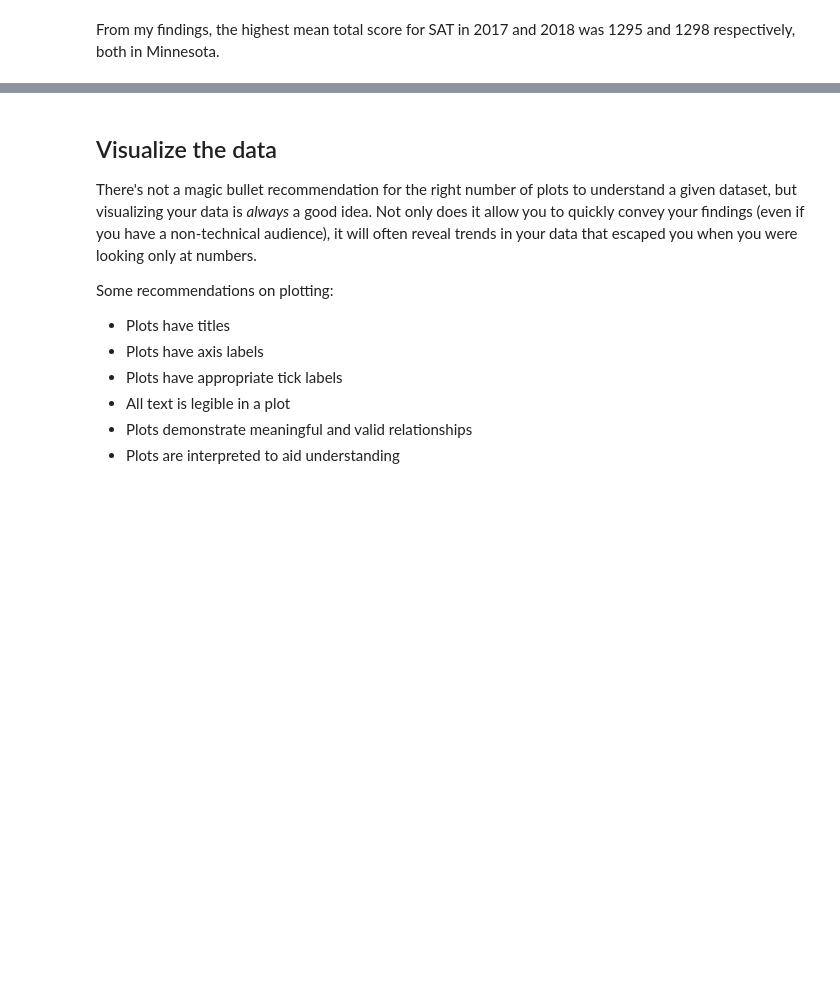
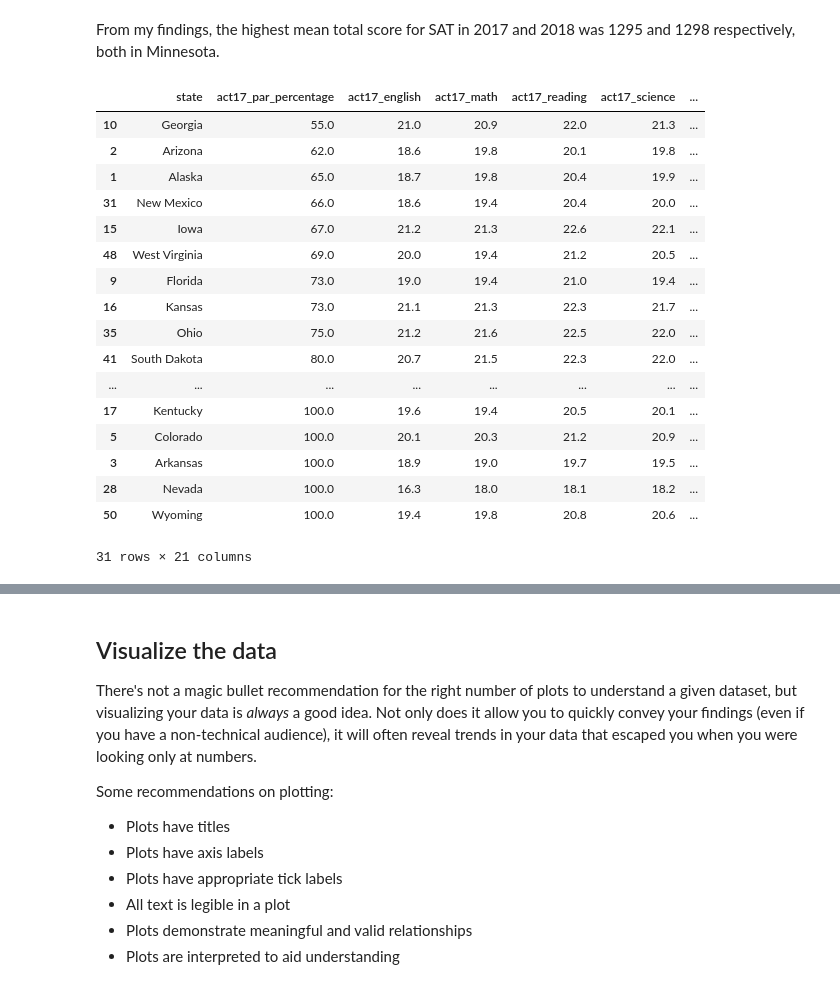
Before and after one commit to Beckiephan/dsiprojects, a Jupyter notebook: project_1/code/starter-code_updated.ipynb, the cells around one changed output, grey strips where cells are left out. Saved outputs shown, nothing was run; the diff lists cells and outputs as text; code cells hidden in the pictures; blank space fills up the shorter version.

```diff
--- a/project_1/code/starter-code_updated.ipynb
+++ b/project_1/code/starter-code_updated.ipynb
@@ -1244,3 +1244,24 @@ combined_all[["state","sat18_total"]].sort_values(by="sat18_total",ascending=Fal
 | 49 | Wisconsin | 1294 |
 # %% [markdown]
 From my findings, the highest mean total score for SAT in 2017 and 2018 was 1295 and 1298 respectively, both in Minnesota.
+# %%
+combined_all.loc[combined_all['act17_par_percentage']> 50].sort_values(by="act17_par_percentage")
+# %% [output]
+|  | state | act17_par_percentage | act17_english | act17_math | act17_reading | act17_science | ... |
+| 10 | Georgia | 55.0 | 21.0 | 20.9 | 22.0 | 21.3 | ... |
+| 2 | Arizona | 62.0 | 18.6 | 19.8 | 20.1 | 19.8 | ... |
+| 1 | Alaska | 65.0 | 18.7 | 19.8 | 20.4 | 19.9 | ... |
+| 31 | New Mexico | 66.0 | 18.6 | 19.4 | 20.4 | 20.0 | ... |
+| 15 | Iowa | 67.0 | 21.2 | 21.3 | 22.6 | 22.1 | ... |
+| 48 | West Virginia | 69.0 | 20.0 | 19.4 | 21.2 | 20.5 | ... |
+| 9 | Florida | 73.0 | 19.0 | 19.4 | 21.0 | 19.4 | ... |
+| 16 | Kansas | 73.0 | 21.1 | 21.3 | 22.3 | 21.7 | ... |
+| 35 | Ohio | 75.0 | 21.2 | 21.6 | 22.5 | 22.0 | ... |
+| 41 | South Dakota | 80.0 | 20.7 | 21.5 | 22.3 | 22.0 | ... |
+| ... | ... | ... | ... | ... | ... | ... | ... |
+| 17 | Kentucky | 100.0 | 19.6 | 19.4 | 20.5 | 20.1 | ... |
+| 5 | Colorado | 100.0 | 20.1 | 20.3 | 21.2 | 20.9 | ... |
+| 3 | Arkansas | 100.0 | 18.9 | 19.0 | 19.7 | 19.5 | ... |
+| 28 | Nevada | 100.0 | 16.3 | 18.0 | 18.1 | 18.2 | ... |
+| 50 | Wyoming | 100.0 | 19.4 | 19.8 | 20.8 | 20.6 | ... |
+31 rows × 21 columns
```
Also changed, not shown: parts of 3 cells of this notebook.
